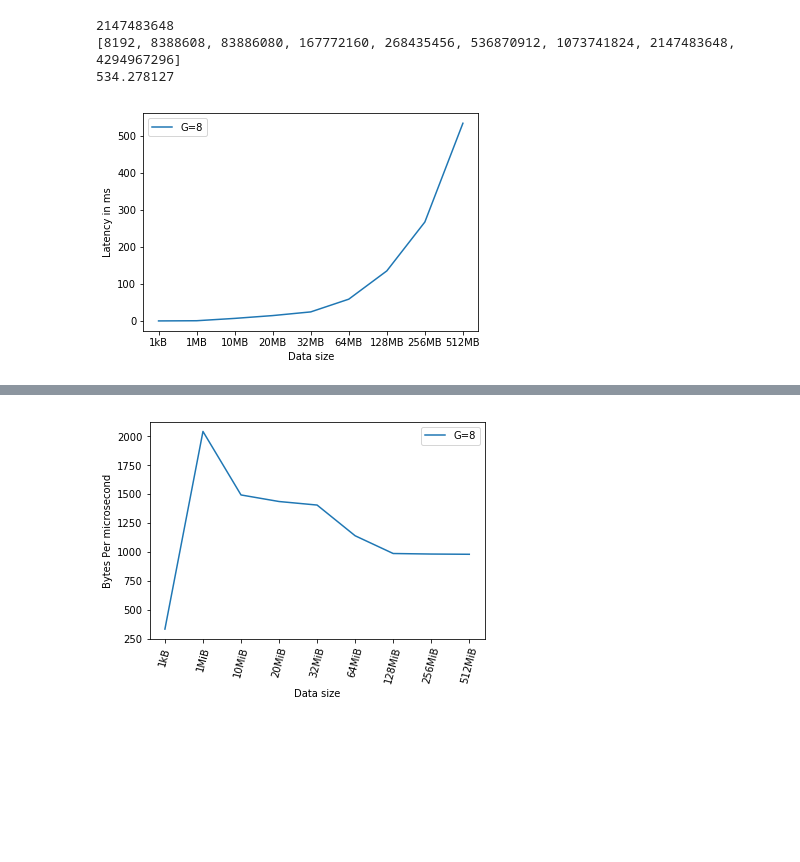
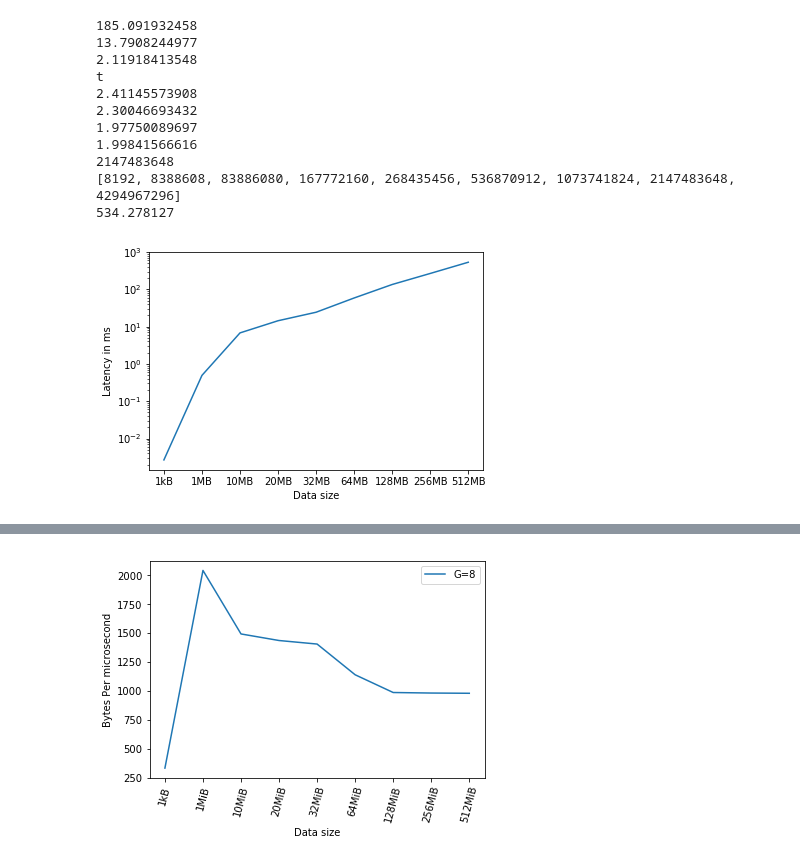
Before and after one commit to looopTools/sw9-source, a Jupyter notebook: RLNC_performance_study.ipynb, the cells around one changed output, grey strips where cells are left out. Saved outputs shown, nothing was run; the diff lists cells and outputs as text; code cells hidden in the pictures; blank space fills up the shorter version.

```diff
--- a/RLNC_performance_study.ipynb
+++ b/RLNC_performance_study.ipynb
@@ -107,6 +303,12 @@ one_hundre_and_twenty_eight_mb = 'results/encoder/thousand/1512456573_full_vecto
 two_hundre_and_fifty_six_mb = 'results/encoder/thousand/1512459046_full_vector_encoder_binary8_0_8_33554432'
 five_hundre_and_twelve_mb = 'results/encoder/thousand/1512463692_full_vector_encoder_binary8_0_8_67108864'
 
+
+def calc_delta(data):
+    for i in range(0, len(data)-1):
+        print('d: {}'.format(((data[i+1]-data[i])/float(data[i]))))
+
+
 latencies = {}
 
 latencies[0] = get_latency(one_kb)
@@ -118,6 +320,14 @@ latencies[5] = get_latency(sixty_four_mb)
 latencies[6] = get_latency(one_hundre_and_twenty_eight_mb)
 latencies[7] = get_latency(two_hundre_and_fifty_six_mb)
 latencies[8] = get_latency(five_hundre_and_twelve_mb)
+
+print latencies[1]/float(latencies[0])
+print latencies[2]/float(latencies[1])
+print latencies[3]/float(latencies[2])
+print 't'
+i = 4
+for x in range(i, (len(latencies)-1)):
+    print (latencies[x+1]/float(latencies[x]))
 
 theory = {}
 
@@ -126,35 +336,43 @@ theory[0] = calulate_theorectical(8, data_size_in_bytes(1, False))
 theory[1] = calulate_theorectical(8, data_size_in_bytes(1))
 theory[2] = calulate_theorectical(8, data_size_in_bytes(10))
 theory[3] = calulate_theorectical(8, data_size_in_bytes(20))
 theory[4] = calulate_theorectical(8, data_size_in_bytes(32))
 theory[5] = calulate_theorectical(8, data_size_in_bytes(64))
 theory[6] = calulate_theorectical(8, data_size_in_bytes(128))
 theory[7] = calulate_theorectical(8, data_size_in_bytes(256))
 theory[8] = calulate_theorectical(8, data_size_in_bytes(512))
 
 print theory.values()
 
 data_size = np.array(latencies.keys())
 latency = np.array(latencies.values())
 print(latency[8])
 theory = np.array(theory.values())
 pd.DataFrame
 fig = plt.figure()
 my_xticks = ['1kB','1MB','10MB','20MB','32MB','64MB','128MB','256MB','512MB']
 plt.xticks(data_size, my_xticks)
 
 plt.plot(data_size, latency)
 #plt.plot(data_size, theory)
-plt.legend(['G=8', 'G=8(T)'])
+plt.yscale("log", nonposy="clip")
 plt.ylabel('Latency in ms')
 plt.xlabel('Data size')
 fig.savefig('results/graphs/full_vector_gen_8.eps')
 plt.show()
 # %% [output]
+185.091932458
+13.7908244977
+2.11918413548
+t
+2.41145573908
+2.30046693432
+1.97750089697
+1.99841566616
 2147483648
 [8192, 8388608, 83886080, 167772160, 268435456, 536870912, 1073741824, 2147483648, 4294967296]
 534.278127
-[figure, old version]
+[figure, new version]
 # %%
 ## Generation Size: 16
 ## Full Vector - latency
```
Also changed, not shown: parts of 18 cells of this notebook, 18 other files.
